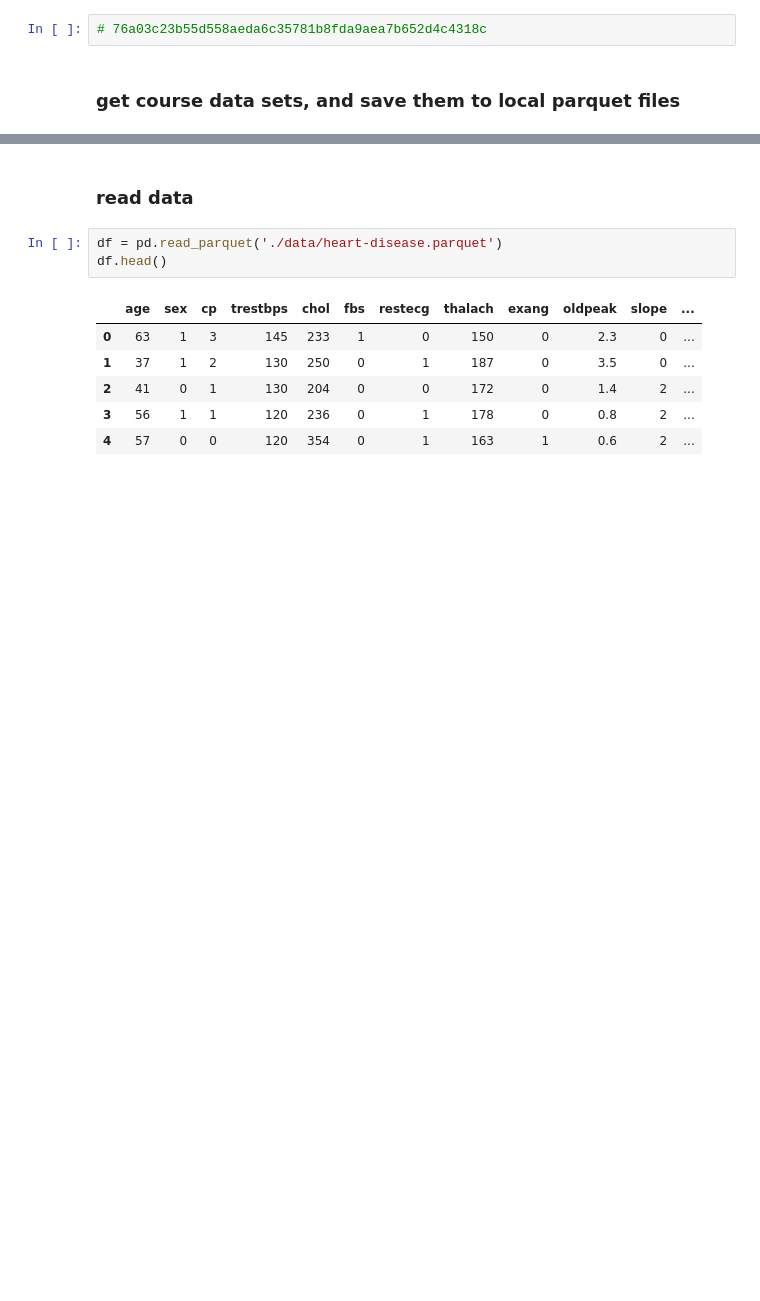
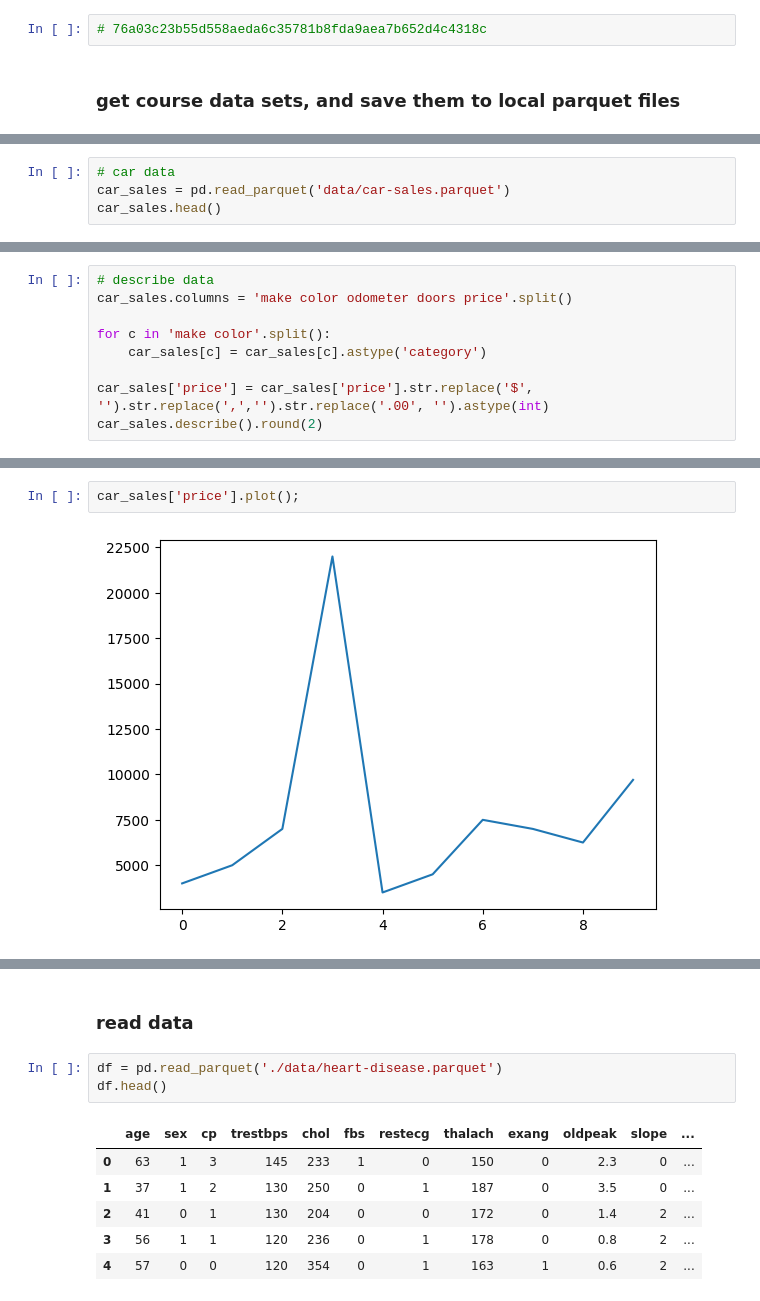
Before and after one commit to aaweaver-actuary/andy-web, a Jupyter notebook: src/models/ztm-1.ipynb, the cells around one changed output, grey strips where cells are left out. Drawn from its saved outputs; the diff is of its cells as text; blank space fills up the shorter version.

```diff
--- a/src/models/ztm-1.ipynb
+++ b/src/models/ztm-1.ipynb
@@ -44,0 +39,4 @@ Saving to ./data/exported-patient-data.parquet
+# %%
+# car data
+car_sales = pd.read_parquet('data/car-sales.parquet')
+car_sales.head()
@@ -44,0 +50,9 @@ Saving to ./data/exported-patient-data.parquet
+# %%
+# describe data
+car_sales.columns = 'make color odometer doors price'.split()
+
+for c in 'make color'.split():
+    car_sales[c] = car_sales[c].astype('category')
+
+car_sales['price'] = car_sales['price'].str.replace('$', '').str.replace(',','').str.replace('.00', '').astype(int)
+car_sales.describe().round(2)
@@ -44,0 +69,4 @@ Saving to ./data/exported-patient-data.parquet
+# %%
+car_sales['price'].plot();
+# %% [output]
+[figure, added]
```
Also changed, not shown: parts of 11 cells of this notebook.
